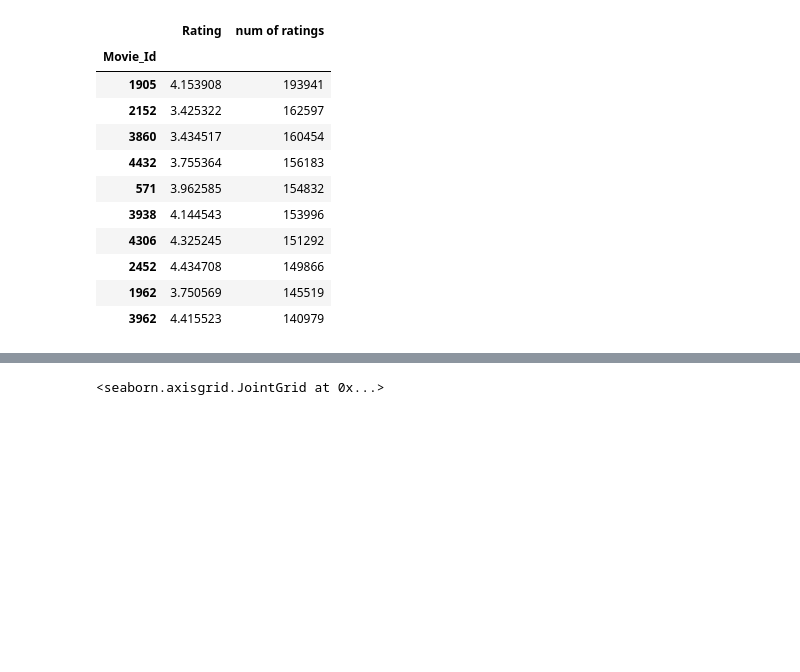
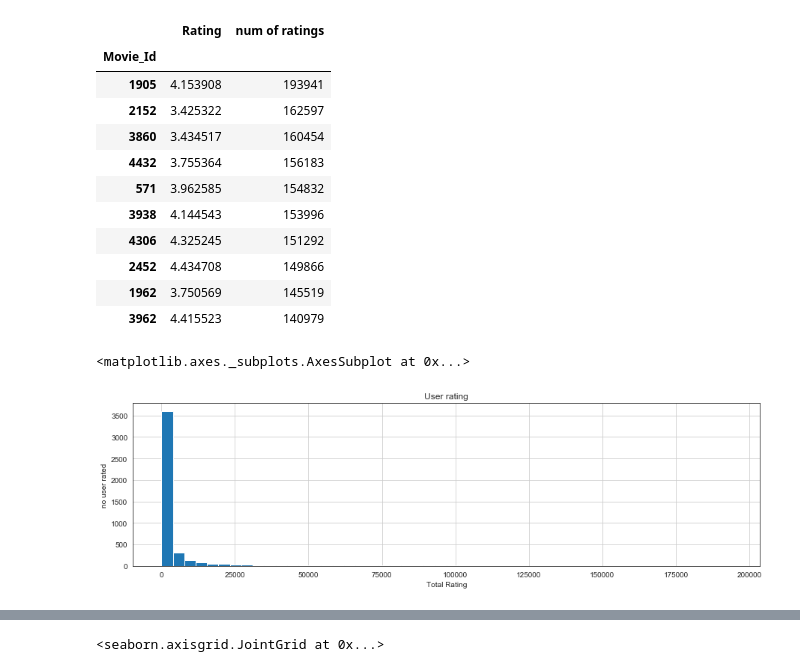
Before and after one commit to theroyalraj/Machine-Learning, a Jupyter notebook: NF-Recommnedation-System.ipynb, the cells around one changed output, grey strips where cells are left out. Cells and saved outputs as stored; diff of their text form; code cells hidden in the pictures; blank space fills up the shorter version.

```diff
--- a/NF-Recommnedation-System.ipynb
+++ b/NF-Recommnedation-System.ipynb
@@ -172,5 +192,14 @@ ratings.sort_values('num of ratings',ascending=False).head(10)
 | 2452 | 4.434708 | 149866 |
 | 1962 | 3.750569 | 145519 |
 | 3962 | 4.415523 | 140979 |
+# %%
+pyp.figure(figsize=(15,4))
+pyp.title('User rating')
+pyp.xlabel('Total Rating')
+pyp.ylabel('no user rated')
+ratings['num of ratings'].hist(bins=50)
+# %% [output]
+<matplotlib.axes._subplots.AxesSubplot at 0x...>
+[figure, added]
 # %%
 pyp.figure(figsize=(10,4))
```
Also changed, not shown: parts of 14 cells of this notebook.
